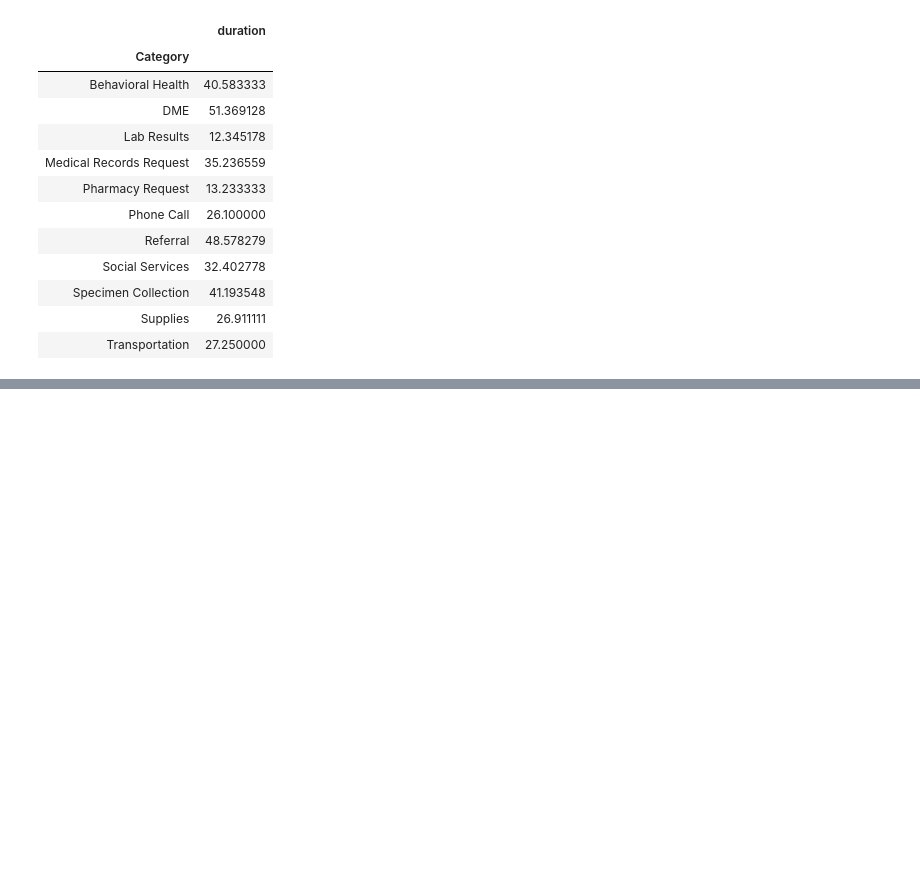
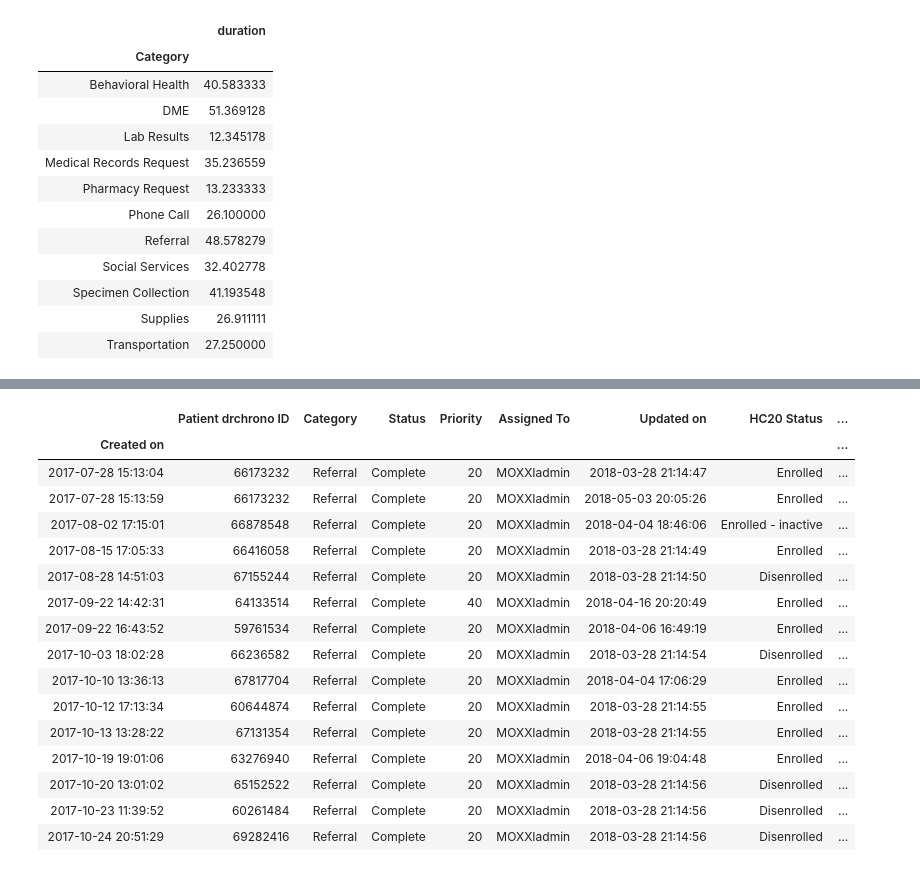
Before and after one commit to ThoaShook/Analyst_Test_Tasks, a Jupyter notebook: Analyst_Test_Tasks/Analyst_Test_Tasks.ipynb, the cells around one changed output, grey strips where cells are left out. Saved outputs shown, nothing was run; the diff lists cells and outputs as text; code cells hidden in the pictures; blank space fills up the shorter version.

```diff
--- a/Analyst_Test_Tasks/Analyst_Test_Tasks.ipynb
+++ b/Analyst_Test_Tasks/Analyst_Test_Tasks.ipynb
@@ -350,0 +332,7 @@ y[:3]
+# %%
+tasked_12_month['Created on']= pd.to_datetime(tasked_12_month['Created on'],format='%Y-%m-%d')
+# %%
+tasked_12_month['Updated on']= pd.to_datetime(tasked_12_month['Updated on'],format='%Y-%m-%d')
+# %%
+tasked_12_month['duration']= (tasked_12_month['Updated on']-tasked_12_month['Created on'])
+tasked_12_month['duration'].head()
@@ -350,0 +357,20 @@ y[:3]
+# %%
+tasked_12_month.head(15)
+# %% [output]
+|  | Patient drchrono ID | Category | Status | Priority | Assigned To | Updated on | HC20 Status | ... |
+| Created on |  |  |  |  |  |  |  | ... |
+| 2017-07-28 15:13:04 | 66173232 | Referral | Complete | 20 | MOXXIadmin | 2018-03-28 21:14:47 | Enrolled | ... |
+| 2017-07-28 15:13:59 | 66173232 | Referral | Complete | 20 | MOXXIadmin | 2018-05-03 20:05:26 | Enrolled | ... |
+| 2017-08-02 17:15:01 | 66878548 | Referral | Complete | 20 | MOXXIadmin | 2018-04-04 18:46:06 | Enrolled - inactive | ... |
+| 2017-08-15 17:05:33 | 66416058 | Referral | Complete | 20 | MOXXIadmin | 2018-03-28 21:14:49 | Enrolled | ... |
+| 2017-08-28 14:51:03 | 67155244 | Referral | Complete | 20 | MOXXIadmin | 2018-03-28 21:14:50 | Disenrolled | ... |
+| 2017-09-22 14:42:31 | 64133514 | Referral | Complete | 40 | MOXXIadmin | 2018-04-16 20:20:49 | Enrolled | ... |
+| 2017-09-22 16:43:52 | 59761534 | Referral | Complete | 20 | MOXXIadmin | 2018-04-06 16:49:19 | Enrolled | ... |
+| 2017-10-03 18:02:28 | 66236582 | Referral | Complete | 20 | MOXXIadmin | 2018-03-28 21:14:54 | Disenrolled | ... |
+| 2017-10-10 13:36:13 | 67817704 | Referral | Complete | 20 | MOXXIadmin | 2018-04-04 17:06:29 | Enrolled | ... |
+| 2017-10-12 17:13:34 | 60644874 | Referral | Complete | 20 | MOXXIadmin | 2018-03-28 21:14:55 | Enrolled | ... |
+| 2017-10-13 13:28:22 | 67131354 | Referral | Complete | 20 | MOXXIadmin | 2018-03-28 21:14:55 | Enrolled | ... |
+| 2017-10-19 19:01:06 | 63276940 | Referral | Complete | 20 | MOXXIadmin | 2018-04-06 19:04:48 | Enrolled | ... |
+| 2017-10-20 13:01:02 | 65152522 | Referral | Complete | 20 | MOXXIadmin | 2018-03-28 21:14:56 | Disenrolled | ... |
+| 2017-10-23 11:39:52 | 60261484 | Referral | Complete | 20 | MOXXIadmin | 2018-03-28 21:14:56 | Disenrolled | ... |
+| 2017-10-24 20:51:29 | 69282416 | Referral | Complete | 20 | MOXXIadmin | 2018-03-28 21:14:56 | Disenrolled | ... |
```
Also changed, not shown: parts of 18 cells of this notebook, 1 other file.
